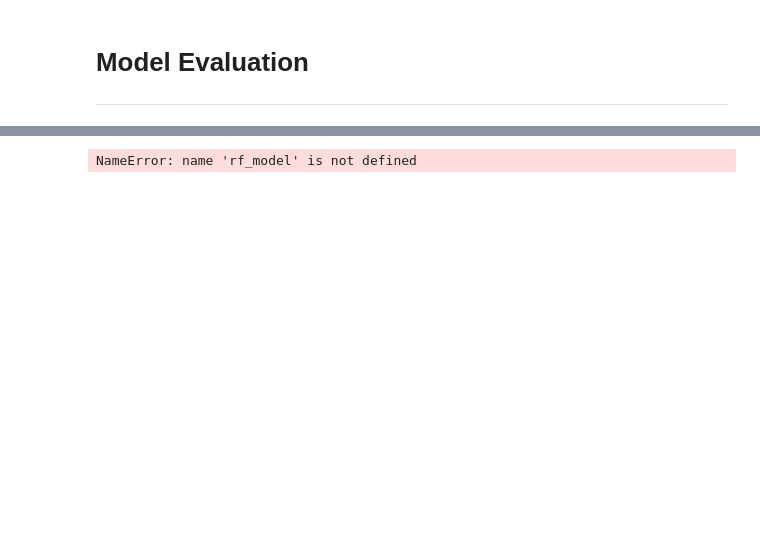
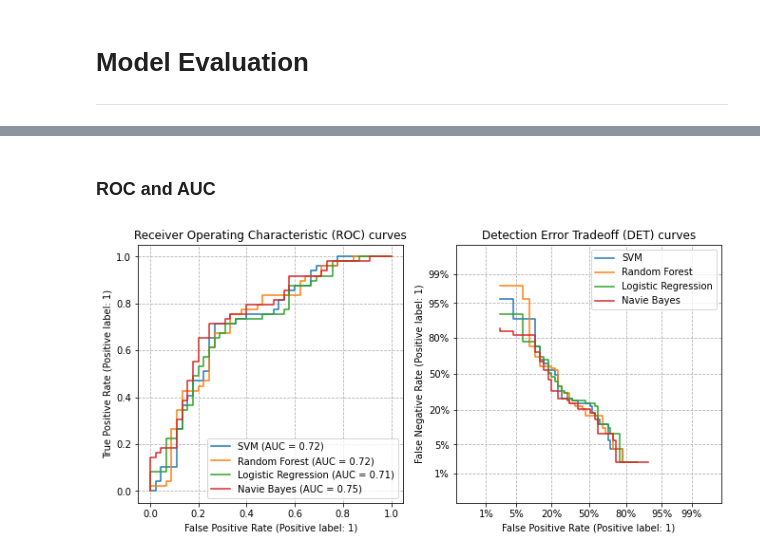
Before and after one commit to zzyyzzzzy/Special-Diet-Classification, a Jupyter notebook: Project/final_fl_mg.ipynb, the cells around one changed output, grey strips where cells are left out. Cells and saved outputs as stored; diff of their text form; code cells hidden in the pictures; blank space fills up the shorter version.

```diff
--- a/Project/final_fl_mg.ipynb
+++ b/Project/final_fl_mg.ipynb
@@ -300,7 +306,7 @@ The mean CV score using 10-fold coross validation is: 0.6571341463414633
 # %% [markdown]
 ### SVM and Tunning
 # %%
-Cs = np.linspace(1, 2, 10)
+Cs = np.linspace(1, 2, 50)
 svc_grid = {'C': Cs}
 
 svc_grid_search = GridSearchCV(SVC(kernel='rbf'), svc_grid, cv=10, n_jobs = -1, verbose = 2)
@@ -312,5 +318,5 @@ Fitting 10 folds for each of 10 candidates, totalling 100 fits
 # %%
-svc_model = SVC(C=1.11)
+svc_model = SVC(C=1.2048)
 svc_model.fit(X_train, y_train)
 svc_Predicts = svc_model.predict(X_test)
 printAccruacy('SVC model', y_test, svc_Predicts, y_train, svc_model.predict(X_train))
@@ -324,7 +330,7 @@ np.mean(cross_validate(svc_model, X_train, y_train, cv=10)['test_score'])
 # %% [markdown]
 ### Bernoulli Naive Bayes
 # %%
-params = {'alpha': np.linspace(3, 4, 50)
+params = {'alpha': np.linspace(1, 2, 50)
          }
 
 bernoulli_nb_grid = GridSearchCV(BernoulliNB(), param_grid=params, n_jobs=-1, cv=10, verbose=5)
@@ -336,5 +342,5 @@ Fitting 10 folds for each of 50 candidates, totalling 500 fits
 # %%
-nb_model = BernoulliNB(alpha=3.10)
+nb_model = BernoulliNB(alpha=1.3469)
 nb_model.fit(X_train, y_train)
 nb_Predicts = nb_model.predict(X_test)
 printAccruacy('NB model', y_test, nb_Predicts, y_train, nb_model.predict(X_train))
@@ -378,4 +386,30 @@ weighted avg     0.7273    0.7255    0.7253       102
-# %%
-rf_model
-# %% [output]
-NameError: name 'rf_model' is not defined
+# %% [markdown]
+### ROC and AUC
+# %%
+N_SAMPLES = 1000
+
+classifiers = {
+    "SVM": svc_model,
+    "Random Forest": rf_model,
+    "Logistic Regression": lg_model,
+    "Navie Bayes": nb_model
+}
+
+fig, [ax_roc, ax_det] = plt.subplots(1, 2, figsize=(11, 5))
+
+for name, clf in classifiers.items():
+    clf.fit(X_train, y_train)
+
+    plot_roc_curve(clf, X_test, y_test, ax=ax_roc, name=name)
+    plot_det_curve(clf, X_test, y_test, ax=ax_det, name=name)
+
+ax_roc.set_title('Receiver Operating Characteristic (ROC) curves')
+ax_det.set_title('Detection Error Tradeoff (DET) curves')
+
+ax_roc.grid(linestyle='--')
+ax_det.grid(linestyle='--')
+
+plt.legend()
+plt.show()
+# %% [output]
+[figure, added]
```
Also changed, not shown: parts of 11 cells of this notebook.
